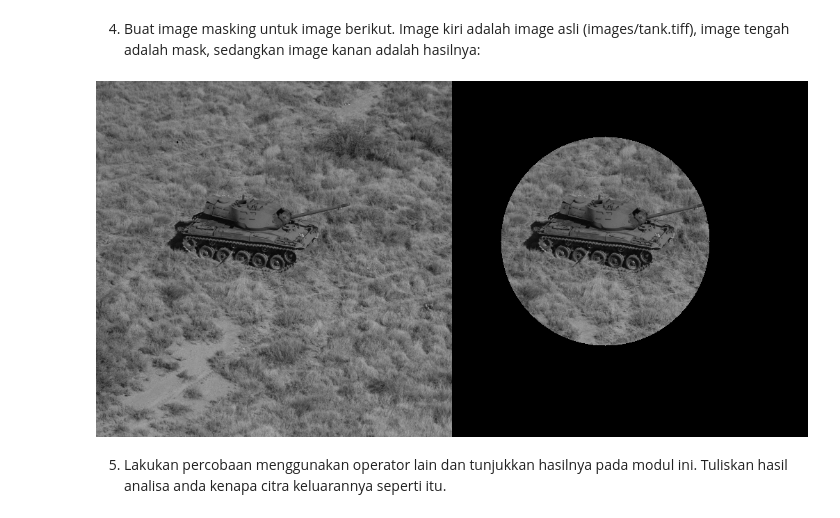
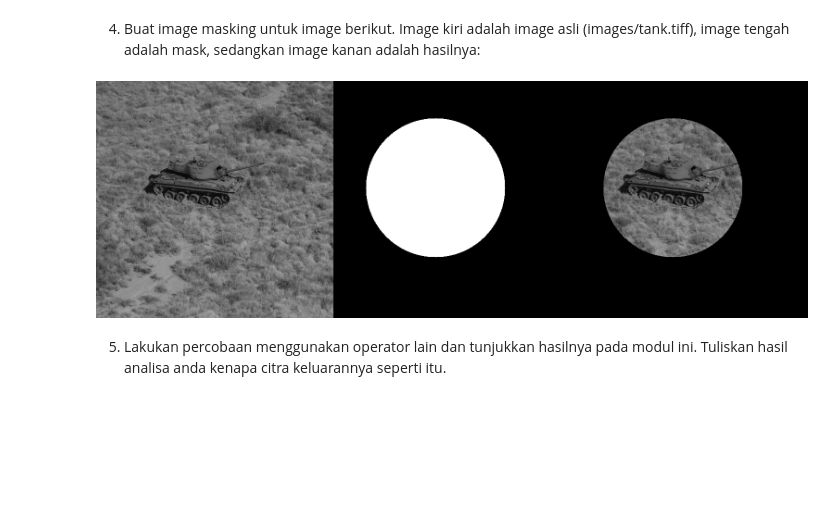
Before and after one commit to Qitaa/PCVK_Genap_2022, a Jupyter notebook: Week5.ipynb, the cells around one changed output. Drawn from its saved outputs; the diff is of its cells as text; code cells hidden in the pictures; blank space fills up the shorter version.

```diff
--- a/Week5.ipynb
+++ b/Week5.ipynb
@@ -191,15 +191,15 @@ Nilai PSNR adalah 27.515124307401663 (dB)
 # %%
 img_t = cv.imread('/content/drive/MyDrive/Images/tank.tiff')
 
 mask = np.zeros(img_t.shape, dtype=np.uint8)
 mask = cv.circle(mask, (220, 230), 150, (255,255,255), -1)
 
 masked = img_t & mask
 
-tank_frame = cv.hconcat((img_t, masked))
+tank_frame = cv.hconcat((img_t, mask, masked))
 cv2_imshow(tank_frame)
 # %% [output]
-[figure, old version]
+[figure, new version]
 # %% [markdown]
 5. Lakukan percobaan menggunakan operator lain dan tunjukkan hasilnya pada modul ini. Tuliskan hasil analisa anda kenapa citra keluarannya seperti itu.
 # %%
```
